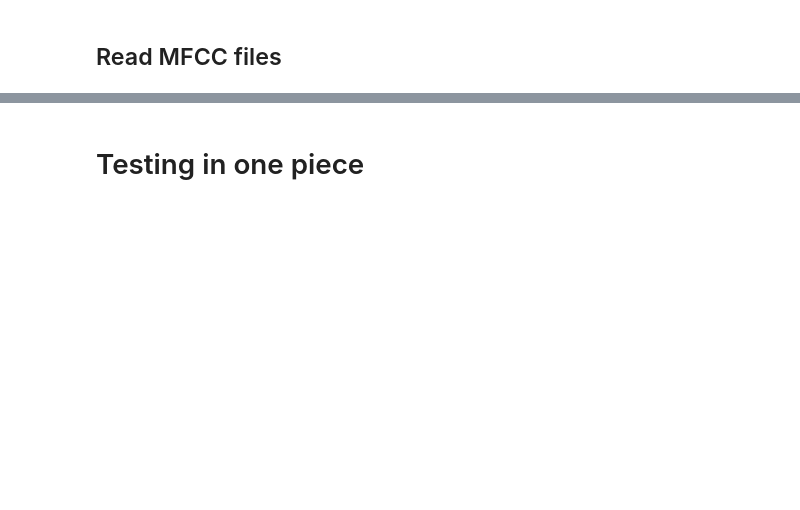
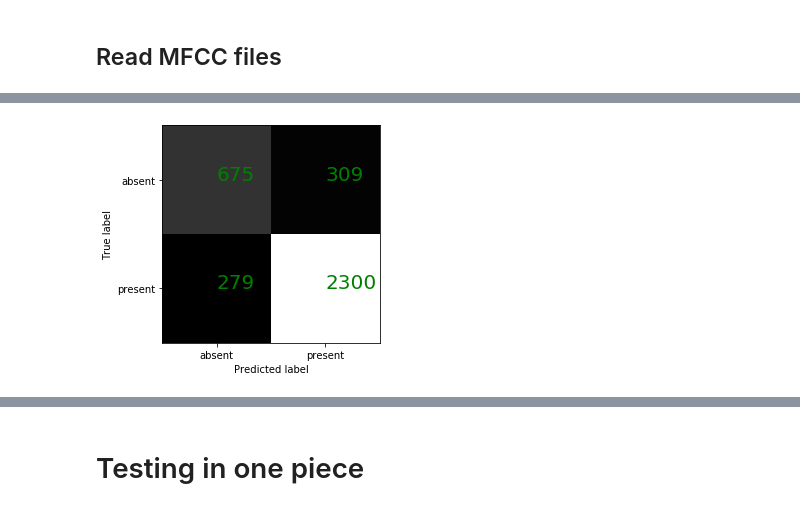
Before and after one commit to shayenne/vocaldetection, a Jupyter notebook: scripts/SeparateFeatures_SVD.ipynb, the cells around one changed output, grey strips where cells are left out. Saved outputs shown, nothing was run; the diff lists cells and outputs as text; code cells hidden in the pictures; blank space fills up the shorter version.

```diff
--- a/scripts/SeparateFeatures_SVD.ipynb
+++ b/scripts/SeparateFeatures_SVD.ipynb
@@ -154,14 +185,0 @@ TRAIN: [     0      1      2 ... 551288 551289 551290] TEST: [536553 536554 5365
-# %%
-def plot_cm(cm):
-    fig, ax = plt.subplots()
-    ax.imshow(cm, interpolation='nearest', cmap='gray')
-    for i, line in enumerate(cm):
-        for j, l in enumerate(line):
-            ax.text(j, i, l, size=20, color='green')
-    ax.set_xticks(range(len(cm)))
-    ax.set_xticklabels(labels)
-    ax.set_yticks(range(len(cm)))
-    ax.set_yticklabels(labels)
-    ax.set_ylabel('True label')
-    ax.set_xlabel('Predicted label')
-    plt.show()
@@ -171,0 +192,2 @@ X.shape
+# %%
+X_test, y_test = sf.read_vggish_features(test_files)
@@ -241,0 +256,3 @@ plot_cm(cm)
+# %%
+# Now lets predict the labels of the train data!
+predictions = rf.predict(X_test)
@@ -241,0 +285,6 @@ plot_cm(cm)
+# %%
+# lets compute the show the confusion matrix:
+cm = sklearn.metrics.confusion_matrix(y_test, predictions)
+plot_cm(cm)
+# %% [output]
+[figure, added]
```
Also changed, not shown: parts of 76 cells of this notebook, 1 other file.
